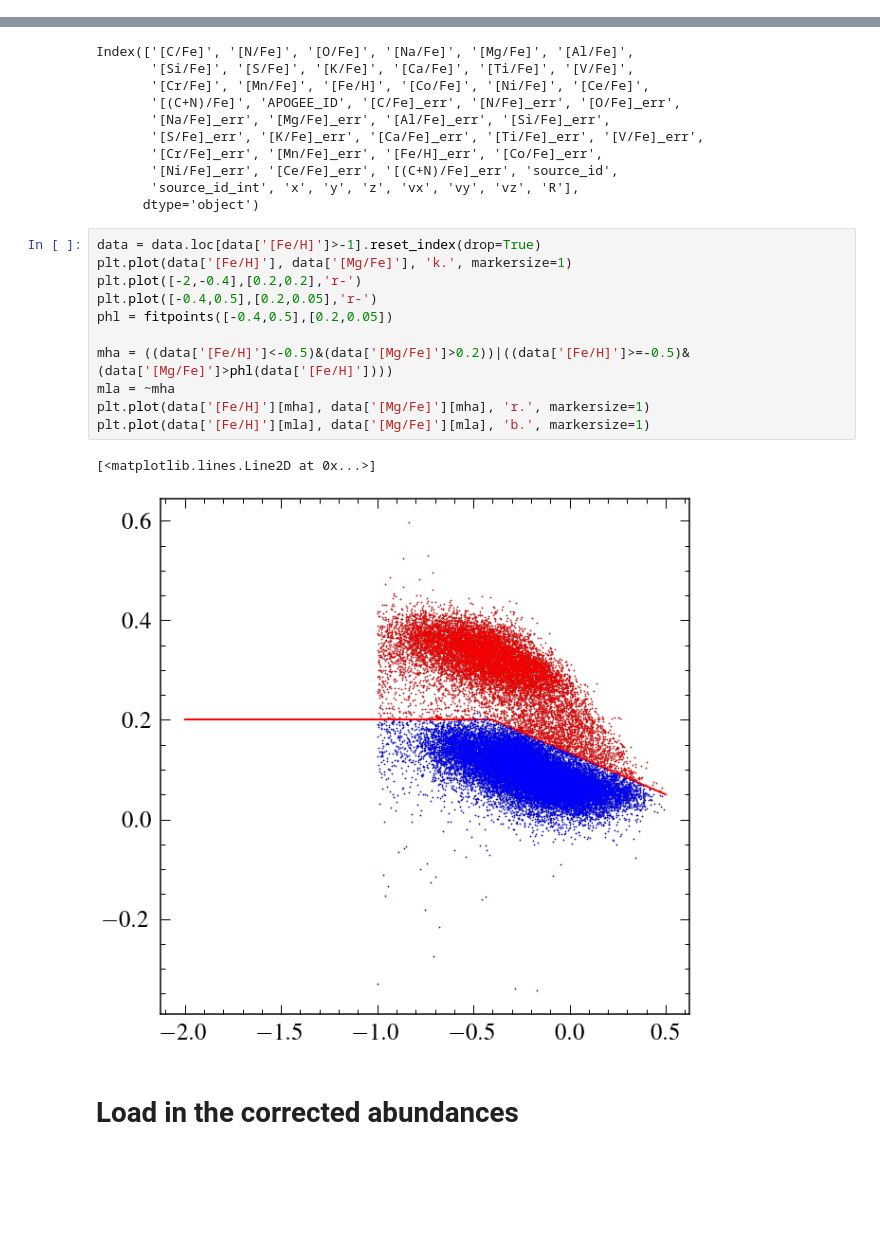
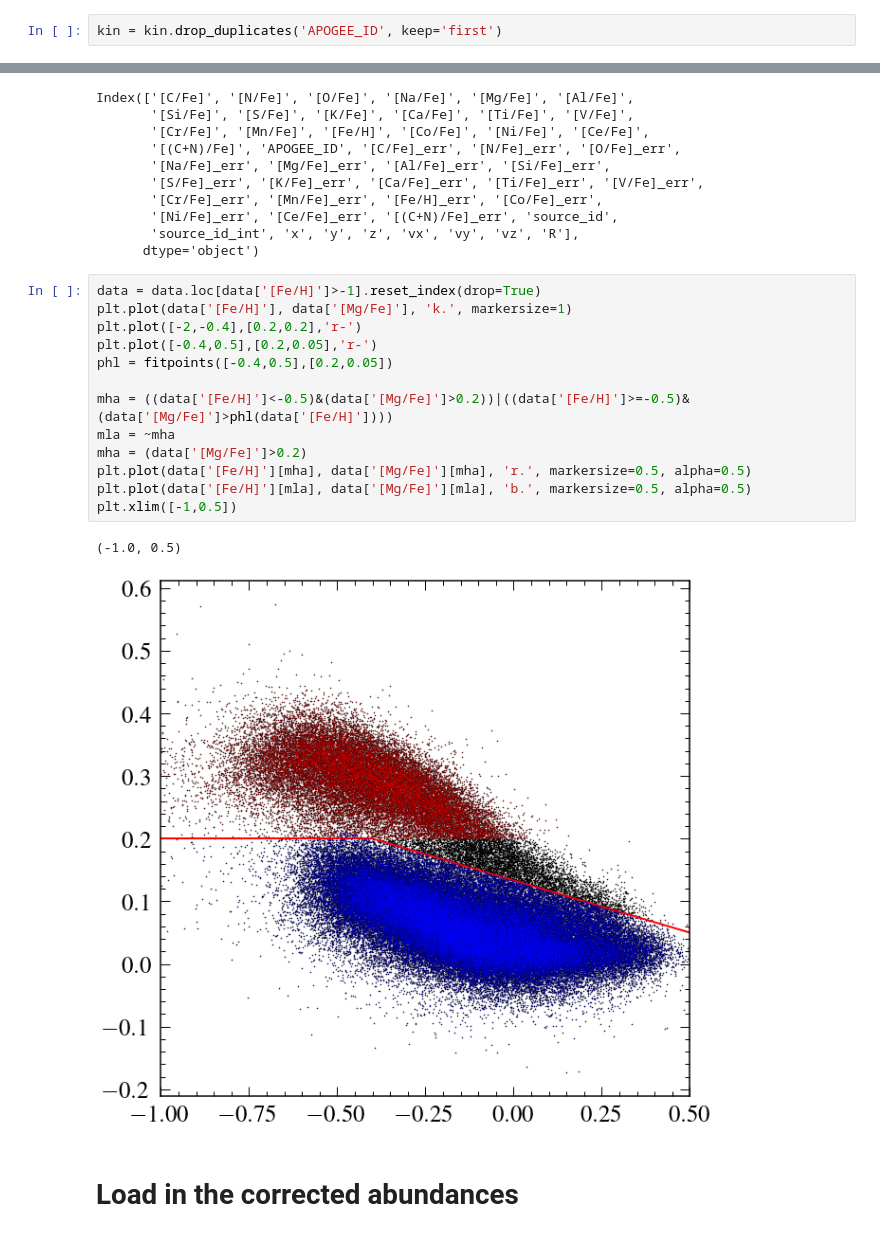
Before and after one commit to lyx12311/InnerOuterHighLow, a Jupyter notebook: chi2_comp.ipynb, the cells around one changed output, grey strips where cells are left out. Saved outputs shown, nothing was run; the diff lists cells and outputs as text; blank space fills up the shorter version.

Commit message:
update plots

```diff
--- a/chi2_comp.ipynb
+++ b/chi2_comp.ipynb
@@ -55,6 +55,8 @@ kin = tb[1].data
 # %%
 kin = pd.DataFrame(np.array((kin['GAIAEDR3_SOURCE_ID'], kin['APOGEE_ID'])).T,
                   columns=['source_id','APOGEE_ID'])
+# %%
+kin = kin.drop_duplicates('APOGEE_ID', keep='first')
 # %%
 kin_data = pd.read_pickle('../GaiaDR3/APOGEE_GAIADR3.pkl')
 # %%
@@ -120,16 +125,18 @@ Index(['[C/Fe]', '[N/Fe]', '[O/Fe]', '[Na/Fe]', '[Mg/Fe]', '[Al/Fe]',
 # %%
 data = data.loc[data['[Fe/H]']>-1].reset_index(drop=True)
 plt.plot(data['[Fe/H]'], data['[Mg/Fe]'], 'k.', markersize=1)
 plt.plot([-2,-0.4],[0.2,0.2],'r-')
 plt.plot([-0.4,0.5],[0.2,0.05],'r-')
 phl = fitpoints([-0.4,0.5],[0.2,0.05])
 
 mha = ((data['[Fe/H]']<-0.5)&(data['[Mg/Fe]']>0.2))|((data['[Fe/H]']>=-0.5)&(data['[Mg/Fe]']>phl(data['[Fe/H]'])))
 mla = ~mha
-plt.plot(data['[Fe/H]'][mha], data['[Mg/Fe]'][mha], 'r.', markersize=1)
-plt.plot(data['[Fe/H]'][mla], data['[Mg/Fe]'][mla], 'b.', markersize=1)
+mha = (data['[Mg/Fe]']>0.2)
+plt.plot(data['[Fe/H]'][mha], data['[Mg/Fe]'][mha], 'r.', markersize=0.5, alpha=0.5)
+plt.plot(data['[Fe/H]'][mla], data['[Mg/Fe]'][mla], 'b.', markersize=0.5, alpha=0.5)
+plt.xlim([-1,0.5])
 # %% [output]
-[<matplotlib.lines.Line2D at 0x...>]
+(-1.0, 0.5)
-[figure, old version]
+[figure, new version]
 # %% [markdown]
 # Load in the corrected abundances
```
Also changed, not shown: parts of 23 cells of this notebook, 1 other file.
